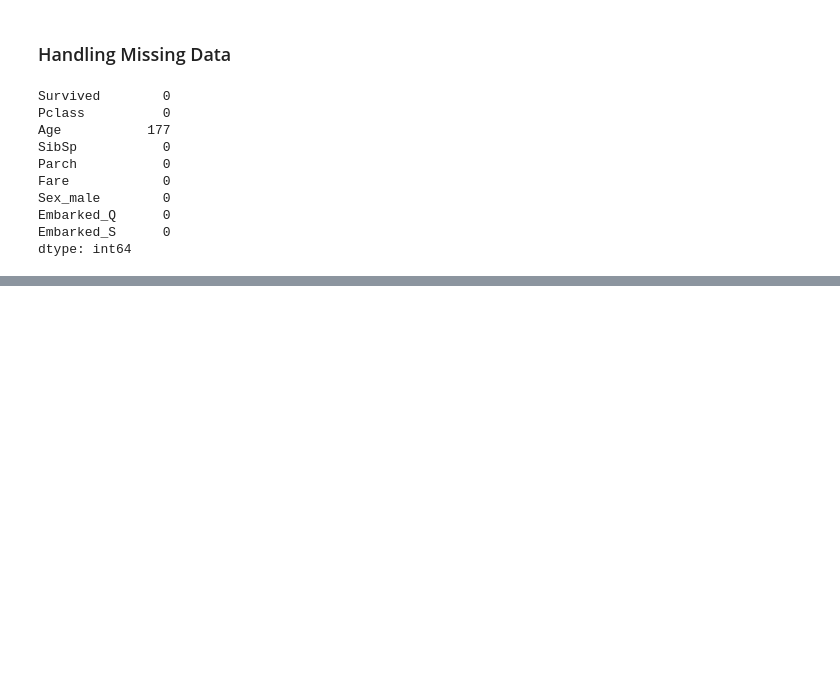
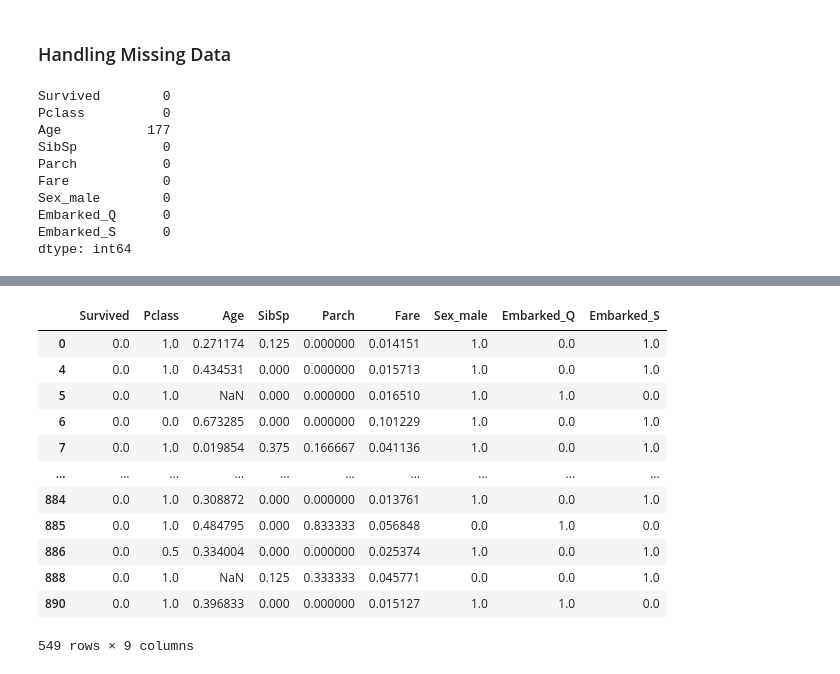
Before and after one commit to funtodaramola/Titanic, a Jupyter notebook: titanic.ipynb, the cells around one changed output, grey strips where cells are left out. Drawn from its saved outputs; the diff is of its cells as text; code cells hidden in the pictures; blank space fills up the shorter version.

```diff
--- a/titanic.ipynb
+++ b/titanic.ipynb
@@ -116,0 +164,16 @@ from sklearn.impute import KNNImputer
+# %%
+dead
+# %% [output]
+|  | Survived | Pclass | Age | SibSp | Parch | Fare | Sex_male | Embarked_Q | Embarked_S |
+| 0 | 0.0 | 1.0 | 0.271174 | 0.125 | 0.000000 | 0.014151 | 1.0 | 0.0 | 1.0 |
+| 4 | 0.0 | 1.0 | 0.434531 | 0.000 | 0.000000 | 0.015713 | 1.0 | 0.0 | 1.0 |
+| 5 | 0.0 | 1.0 | NaN | 0.000 | 0.000000 | 0.016510 | 1.0 | 1.0 | 0.0 |
+| 6 | 0.0 | 0.0 | 0.673285 | 0.000 | 0.000000 | 0.101229 | 1.0 | 0.0 | 1.0 |
+| 7 | 0.0 | 1.0 | 0.019854 | 0.375 | 0.166667 | 0.041136 | 1.0 | 0.0 | 1.0 |
+| ... | ... | ... | ... | ... | ... | ... | ... | ... | ... |
+| 884 | 0.0 | 1.0 | 0.308872 | 0.000 | 0.000000 | 0.013761 | 1.0 | 0.0 | 1.0 |
+| 885 | 0.0 | 1.0 | 0.484795 | 0.000 | 0.833333 | 0.056848 | 0.0 | 1.0 | 0.0 |
+| 886 | 0.0 | 0.5 | 0.334004 | 0.000 | 0.000000 | 0.025374 | 1.0 | 0.0 | 1.0 |
+| 888 | 0.0 | 1.0 | NaN | 0.125 | 0.333333 | 0.045771 | 0.0 | 0.0 | 1.0 |
+| 890 | 0.0 | 1.0 | 0.396833 | 0.000 | 0.000000 | 0.015127 | 1.0 | 1.0 | 0.0 |
+549 rows × 9 columns
```
Also changed, not shown: parts of 9 cells of this notebook.
